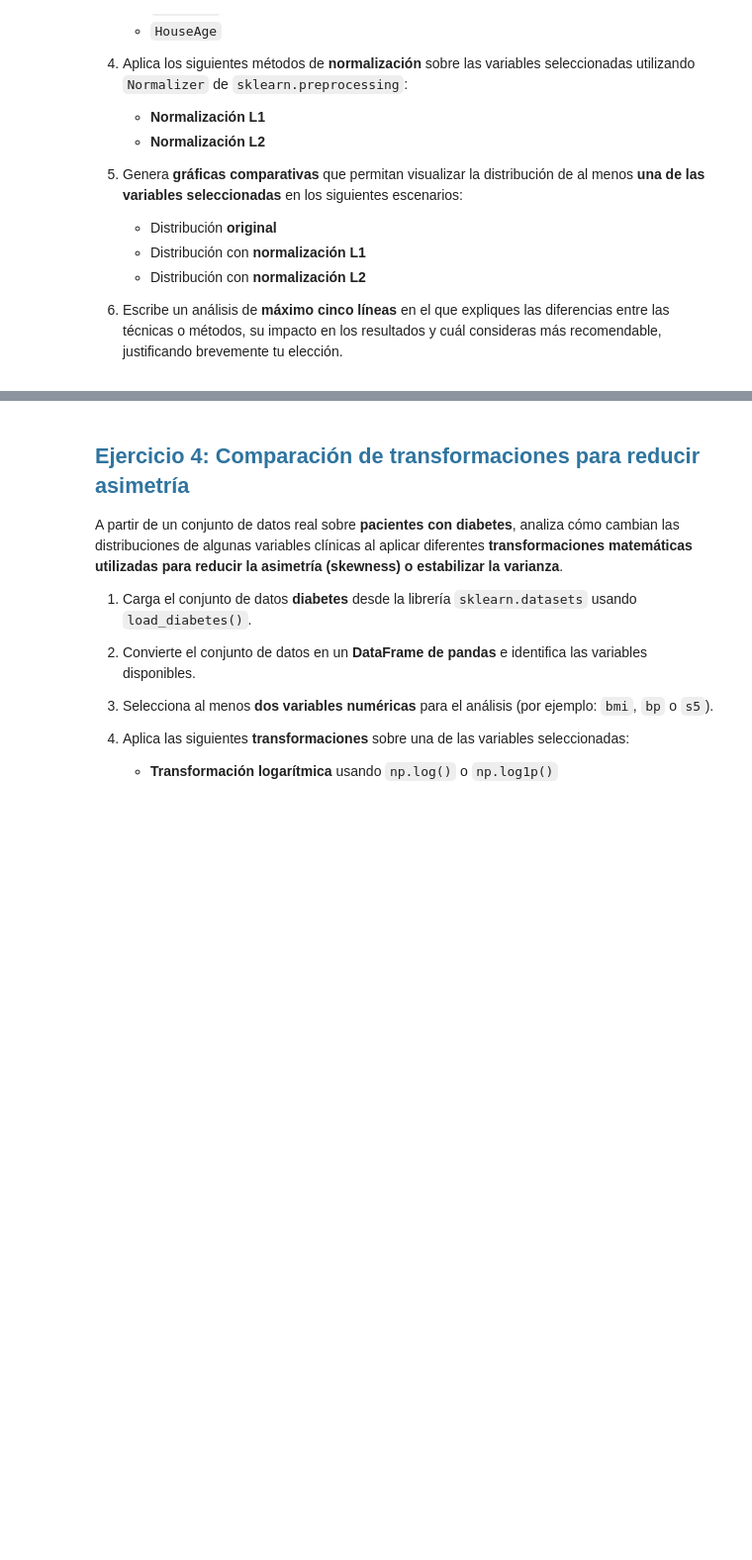
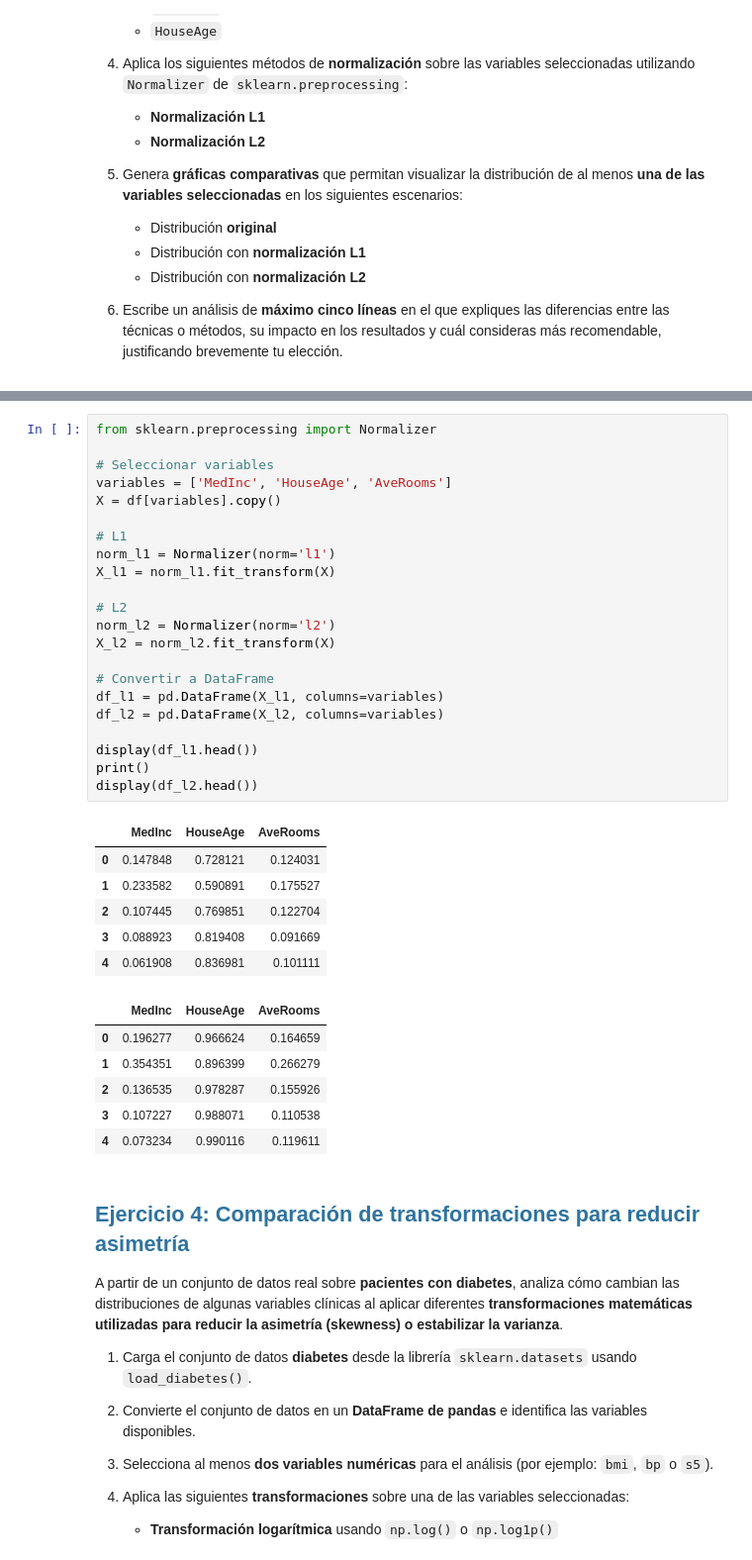
Before and after one commit to JulianCarvajal/BeatAnalytics, a Jupyter notebook: sesiones_practicas/sp_3_natalia_bernal_julian_carvajal.ipynb, the cells around one changed output, grey strips where cells are left out. Shown at 99% size. Saved outputs shown, nothing was run; the diff lists cells and outputs as text; blank space fills up the shorter version.

```diff
--- a/sesiones_practicas/sp_3_natalia_bernal_julian_carvajal.ipynb
+++ b/sesiones_practicas/sp_3_natalia_bernal_julian_carvajal.ipynb
@@ -333,3 +351,38 @@ A partir de un conjunto de datos real sobre **precios de viviendas**, analiza c
+# %%
+from sklearn.preprocessing import Normalizer
+
+# Seleccionar variables
+variables = ['MedInc', 'HouseAge', 'AveRooms']
+X = df[variables].copy()
+
+# L1
+norm_l1 = Normalizer(norm='l1')
+X_l1 = norm_l1.fit_transform(X)
+
+# L2
+norm_l2 = Normalizer(norm='l2')
+X_l2 = norm_l2.fit_transform(X)
+
+# Convertir a DataFrame
+df_l1 = pd.DataFrame(X_l1, columns=variables)
+df_l2 = pd.DataFrame(X_l2, columns=variables)
+
+display(df_l1.head())
+print()
+display(df_l2.head())
+# %% [output]
+|  | MedInc | HouseAge | AveRooms |
+| 0 | 0.147848 | 0.728121 | 0.124031 |
+| 1 | 0.233582 | 0.590891 | 0.175527 |
+| 2 | 0.107445 | 0.769851 | 0.122704 |
+| 3 | 0.088923 | 0.819408 | 0.091669 |
+| 4 | 0.061908 | 0.836981 | 0.101111 |
+|  | MedInc | HouseAge | AveRooms |
+| 0 | 0.196277 | 0.966624 | 0.164659 |
+| 1 | 0.354351 | 0.896399 | 0.266279 |
+| 2 | 0.136535 | 0.978287 | 0.155926 |
+| 3 | 0.107227 | 0.988071 | 0.110538 |
+| 4 | 0.073234 | 0.990116 | 0.119611 |
 # %% [markdown]
 ## <span style="color:#2F749F;"><strong>Ejercicio 4: Comparación de transformaciones para reducir asimetría</strong></span>
 
```
Also changed, not shown: parts of 2 cells of this notebook.
